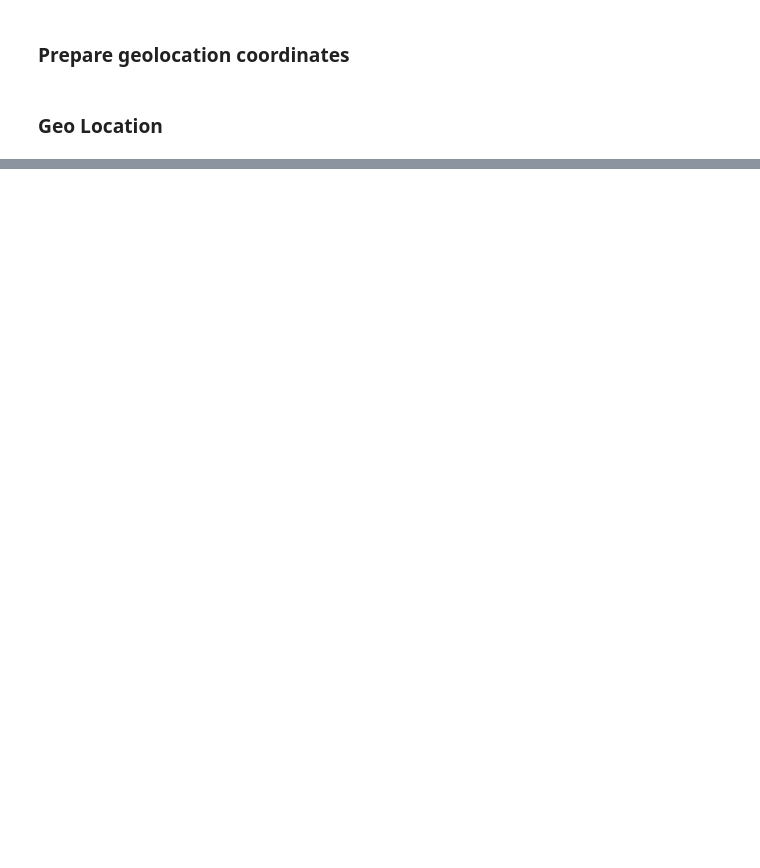
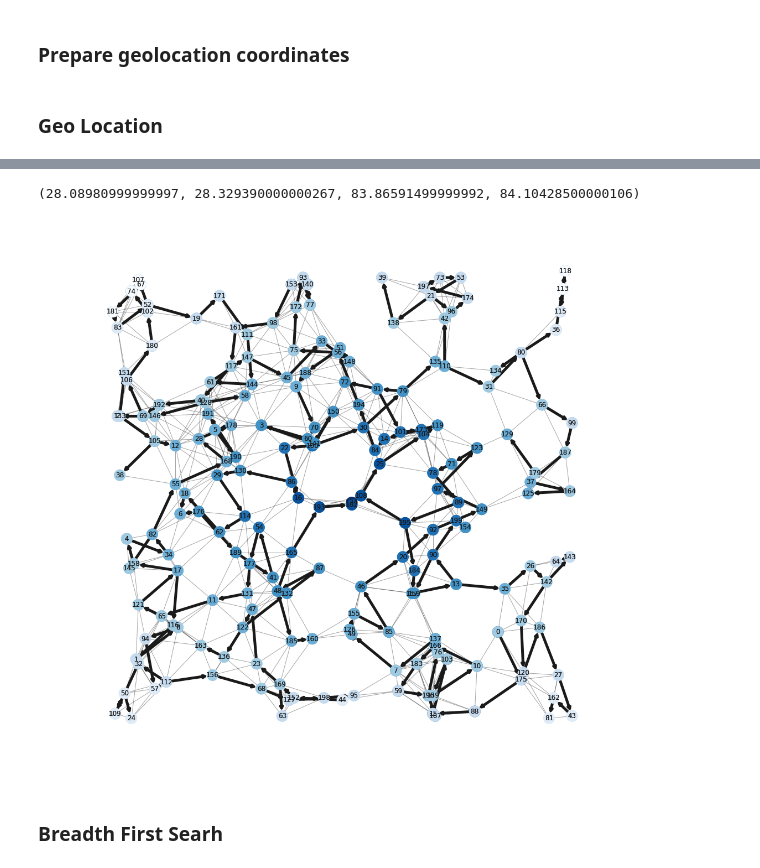
Before and after one commit to npdatax/sdn, a Jupyter notebook: Drone-pokhara.ipynb, the cells around one changed output, grey strips where cells are left out. Drawn from its saved outputs; the diff is of its cells as text; code cells hidden in the pictures; blank space fills up the shorter version.

```diff
--- a/Drone-pokhara.ipynb
+++ b/Drone-pokhara.ipynb
@@ -170,0 +230,2 @@ for node in G.nodes():
+# %%
+DFS = nx.dfs_tree(G,0)
@@ -170,0 +236,58 @@ for node in G.nodes():
+# %%
+# find node near center (xc,yc)
+dmin = 0.5
+ncenter = 0
+
+for n in pos:
+    x, y = pos[n]
+    d = (x - xc)**2 + (y - yc)**2
+    if d < dmin:
+        ncenter = n
+        dmin = d
+
+
+plt.figure(figsize=(18, 18))
+pos = POS
+
+
+
+
+
+nx.draw_networkx_edges(DFS, pos,\
+                       nodelist=[ncenter],\
+                       width = 5.0,\
+                       alpha=1.0)
+
+nx.draw_networkx_nodes(DFS, pos,\
+                       node_size=400,
+                       node_color=list(p.values()),
+                       cmap=plt.cm.Blues_r)
+
+nx.draw_networkx_labels(DFS,pos,with_labels=True)
+
+
+'''-----------------------------------------------------'''
+
+nx.draw_networkx_edges(G, pos,\
+                       nodelist=[ncenter],\
+                       alpha=0.4)
+
+nx.draw_networkx_nodes(G, pos,\
+                       nodelist=list(p.keys()),
+                       node_size=400,
+                       node_color=list(p.values()),
+                       cmap=plt.cm.Blues_r)
+
+nx.draw_networkx_labels(G,pos,with_labels=True)
+
+
+
+
+#plt.xlim(-0.05, 1.05)
+#plt.ylim(-0.05, 1.05)
+plt.axis('off')
+# %% [output]
+(28.08980999999997, 28.329390000000267, 83.86591499999992, 84.10428500000106)
+[figure, added]
+# %% [markdown]
+### Breadth First Searh
```
Also changed, not shown: parts of 12 cells of this notebook.
